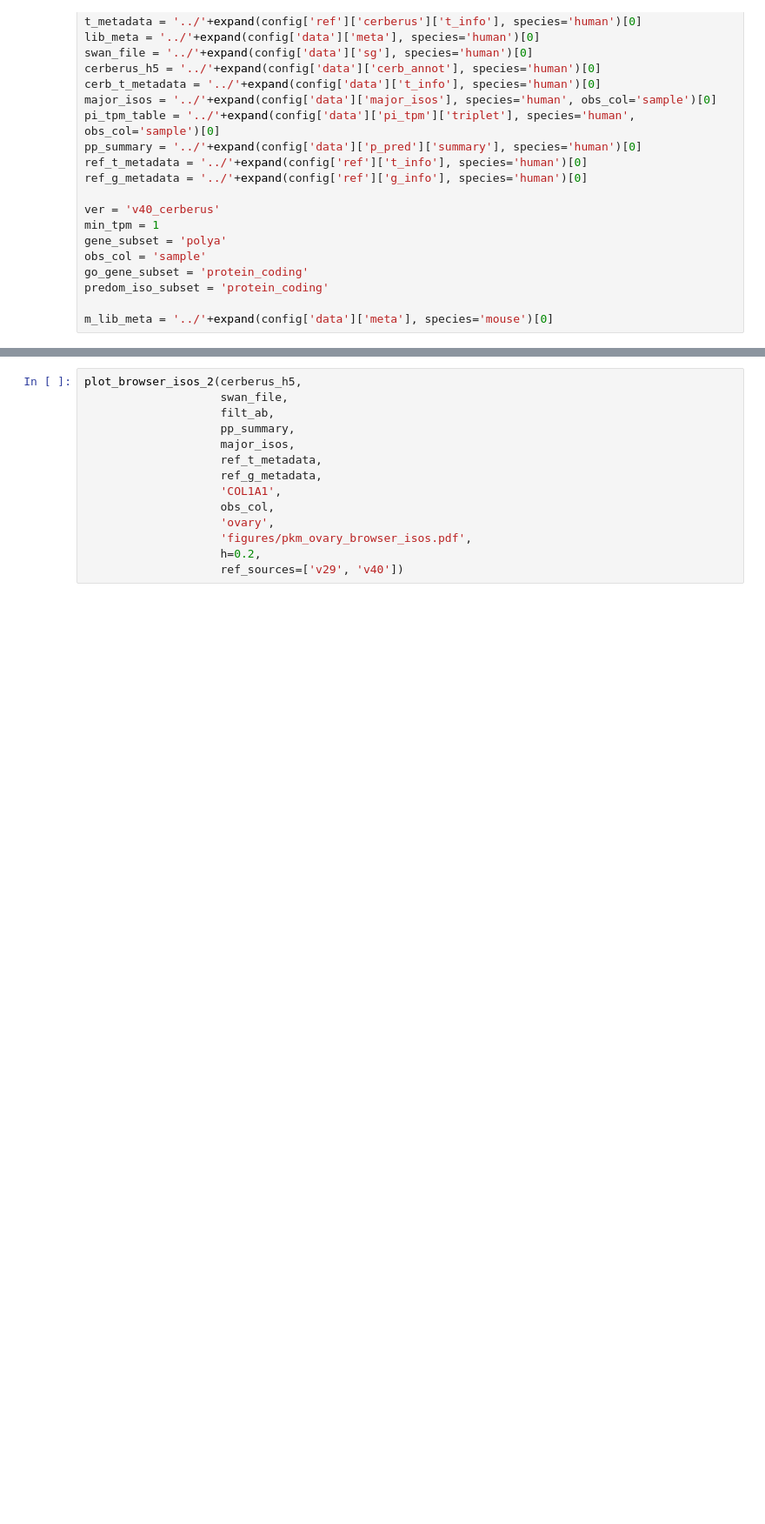
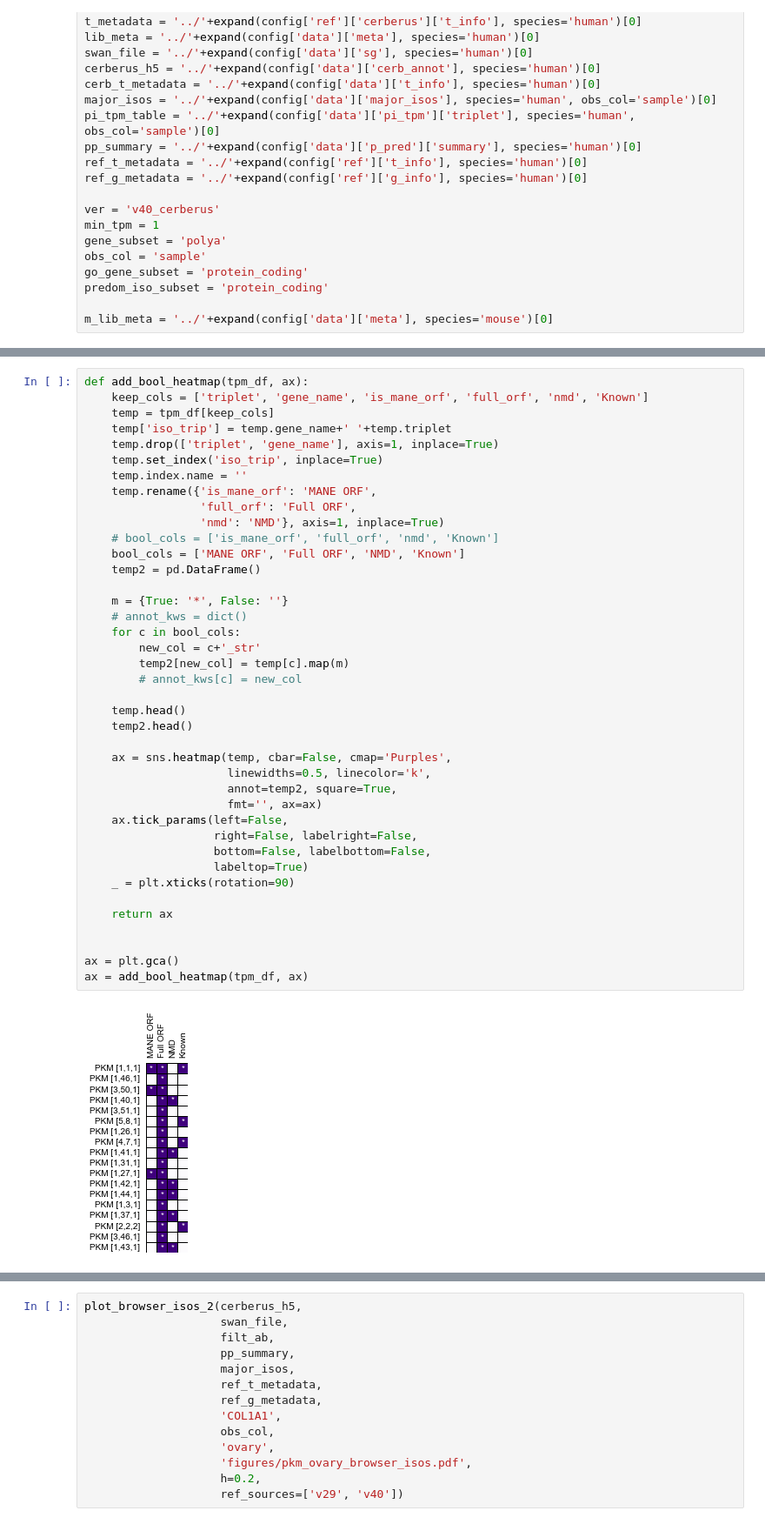
Before and after one commit to fairliereese/paper_rnawg, a Jupyter notebook: figures/fig2/dev.ipynb, the cells around one changed output, grey strips where cells are left out. Shown at 87% size. Cells and saved outputs as stored; diff of their text form; blank space fills up the shorter version.

```diff
--- a/figures/fig2/dev.ipynb
+++ b/figures/fig2/dev.ipynb
@@ -490,0 +473,42 @@ Found 50 total samples
+# %%
+def add_bool_heatmap(tpm_df, ax):
+    keep_cols = ['triplet', 'gene_name', 'is_mane_orf', 'full_orf', 'nmd', 'Known']
+    temp = tpm_df[keep_cols]
+    temp['iso_trip'] = temp.gene_name+' '+temp.triplet
+    temp.drop(['triplet', 'gene_name'], axis=1, inplace=True)
+    temp.set_index('iso_trip', inplace=True)
+    temp.index.name = ''
+    temp.rename({'is_mane_orf': 'MANE ORF',
+                 'full_orf': 'Full ORF',
+                 'nmd': 'NMD'}, axis=1, inplace=True)
+    # bool_cols = ['is_mane_orf', 'full_orf', 'nmd', 'Known']
+    bool_cols = ['MANE ORF', 'Full ORF', 'NMD', 'Known']
+    temp2 = pd.DataFrame()
+
+    m = {True: '*', False: ''}
+    # annot_kws = dict()
+    for c in bool_cols:
+        new_col = c+'_str'
+        temp2[new_col] = temp[c].map(m)
+        # annot_kws[c] = new_col
+
+    temp.head()
+    temp2.head()
+
+    ax = sns.heatmap(temp, cbar=False, cmap='Purples',
+                     linewidths=0.5, linecolor='k',
+                     annot=temp2, square=True,
+                     fmt='', ax=ax)
+    ax.tick_params(left=False,
+                   right=False, labelright=False,
+                   bottom=False, labelbottom=False,
+                   labeltop=True)
+    _ = plt.xticks(rotation=90)
+
+    return ax
+
+
+ax = plt.gca()
+ax = add_bool_heatmap(tpm_df, ax)
+# %% [output]
+[figure, added]
```
Also changed, not shown: parts of 6 cells of this notebook.
